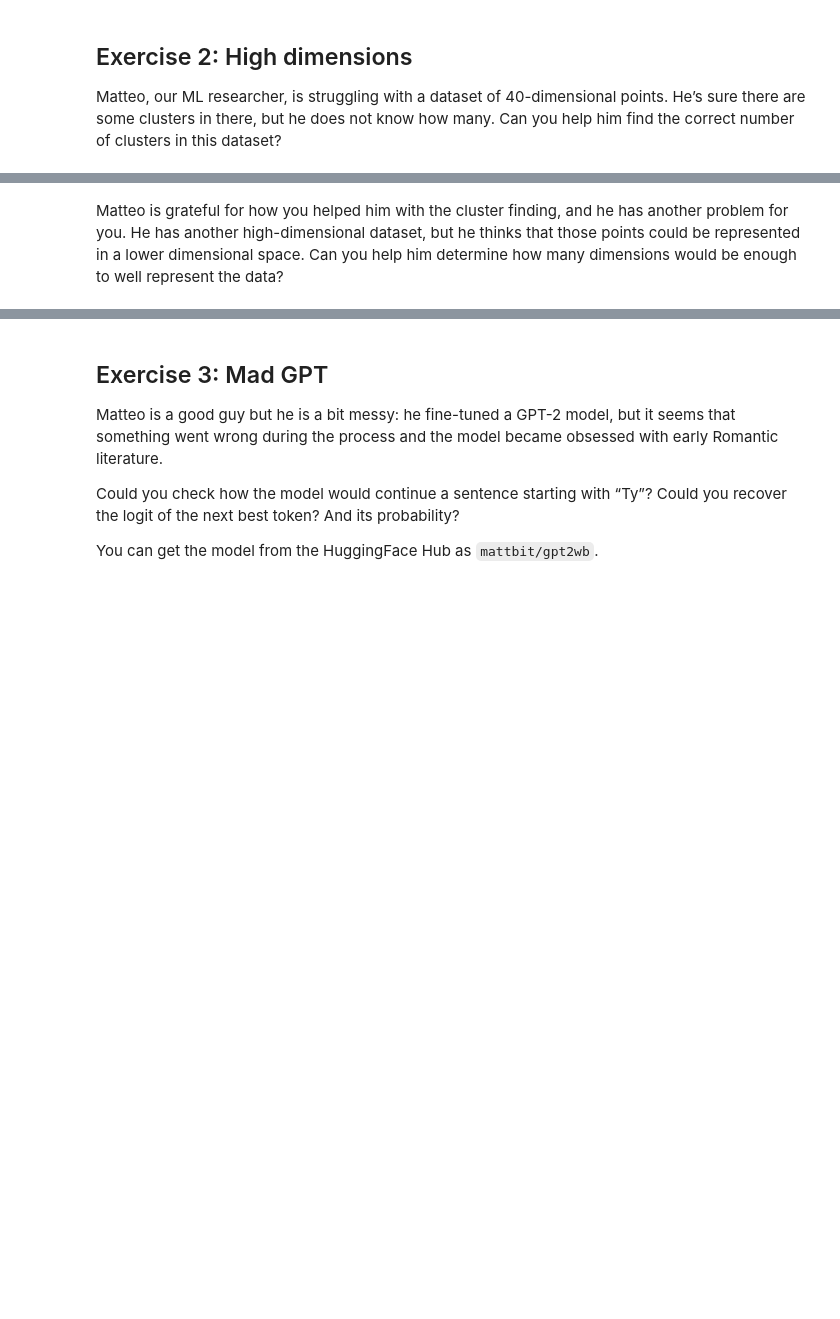
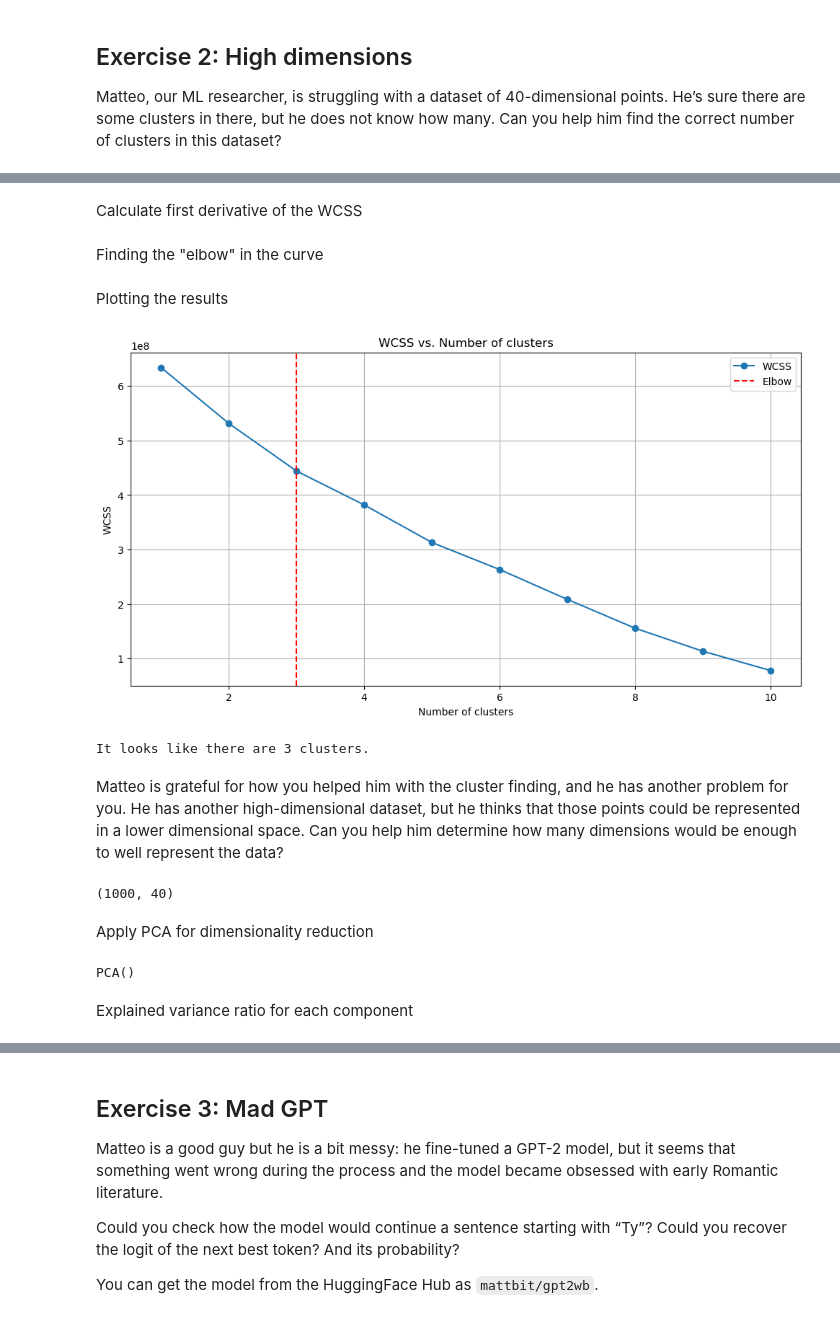
Before and after one commit to TeoAle/Giskard-assignment, a Jupyter notebook: DS_R&D_Assignment.ipynb, the cells around one changed output, grey strips where cells are left out. Saved outputs shown, nothing was run; the diff lists cells and outputs as text; code cells hidden in the pictures; blank space fills up the shorter version.

Commit message:
Number 2

```diff
--- a/DS_R&D_Assignment.ipynb
+++ b/DS_R&D_Assignment.ipynb
@@ -60,9 +73,35 @@ Matteo, our ML researcher, is struggling with a dataset of 40-dimensional points
+# %%
+wccs = [] # within cluster sum of squares
+
+for i in range(1, 11):
+    kmeans = KMeans(n_clusters=i, init='k-means++', random_state=42)
+    kmeans.fit(x)
+    wccs.append(kmeans.inertia_)
+# %% [markdown]
+Calculate first derivative of the WCSS
+# %%
+d_wccs = np.diff(wccs)
+d_ratio = d_wccs[1:] / d_wccs[:-1]
+# %% [markdown]
+Finding the "elbow" in the curve
+# %%
+elbow = np.argmin(d_ratio) + 2 # Adding 2 due to zero-based indexing and slicing
+# %% [markdown]
+Plotting the results
+# %%
+fig, ax = plt.subplots(figsize=(12, 6))
+ax.plot(range(1, 11), wccs, marker='o', label='WCSS')
+ax.axvline(elbow, color='red', linestyle='--', label='Elbow')
+ax.set_xlabel('Number of clusters')
+ax.set_ylabel('WCSS')
+ax.set_title('WCSS vs. Number of clusters')
+ax.legend()
+plt.grid(True)
+plt.show()
+# %% [output]
+[figure, added]
 # %%
-import numpy as np
 
-x = np.load("points_1.npy")
-
-
-# ...
-
-print("It looks like there are ??? clusters.")
+print(f'It looks like there are {elbow} clusters.')
+# %% [output]
+It looks like there are 3 clusters.
@@ -74,9 +109,20 @@ x = np.load("points_1.npy")
 Matteo is grateful for how you helped him with the cluster finding, and he has another problem for you. He has another high-dimensional dataset, but he thinks that those points could be represented in a lower dimensional space. Can you help him determine how many dimensions would be enough to well represent the data?
 # %%
 import numpy as np
+import matplotlib.pyplot as plt
+from sklearn.decomposition import PCA
 
 x = np.load("points_2.npy")
 
-# ...
-
-print("It looks the data is ???-dimensional")
+print(x.shape)
+# %% [output]
+(1000, 40)
+# %% [markdown]
+Apply PCA for dimensionality reduction
+# %%
+pca = PCA()
+pca.fit(x)
+# %% [output]
+PCA()
+# %% [markdown]
+Explained variance ratio for each component
```
Also changed, not shown: parts of 14 cells of this notebook.
